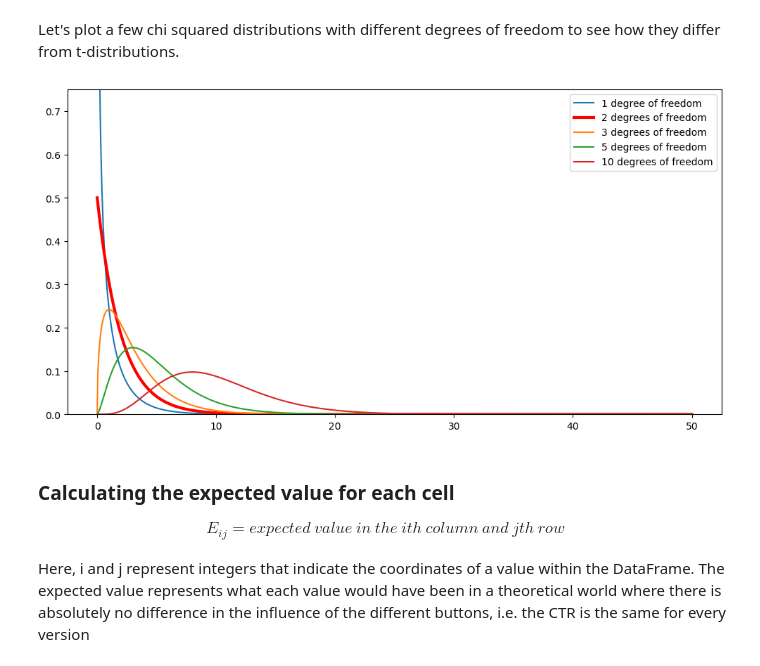
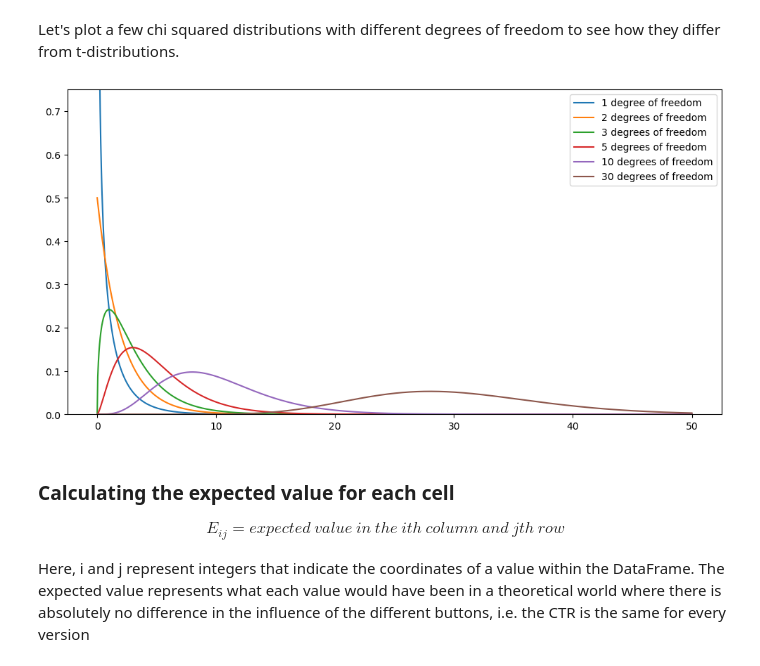
Before and after one commit to gastan81/A-B_testing, a Jupyter notebook: 6_chi_square_test_structure.ipynb, the cells around one changed output. Cells and saved outputs as stored; diff of their text form; code cells hidden in the pictures.

```diff
--- a/6_chi_square_test_structure.ipynb
+++ b/6_chi_square_test_structure.ipynb
@@ -111,24 +111,25 @@ Let's plot a few chi squared distributions with different degrees of freedom to
 # %%
 #@title Chi-squared distributions with different degrees of freedom
 
 import numpy as np
 from scipy.stats import chi2
 
 plt.figure(figsize=(12,6))
 # Create a linear space from 0 to 50 with 1000 intervals for our x-axis.
 xt = np.linspace(0,50,1000)
 # Show values on the y-axis between 0 and 0.75.
 plt.ylim(0, 0.75)
 # Plot chi-squared distributions with different degrees of freedom.
 plt.plot(xt, chi2.pdf(xt,1), label="1 degree of freedom")
-plt.plot(xt, chi2.pdf(xt,2), color="red", lw=3, label="2 degrees of freedom")
+plt.plot(xt, chi2.pdf(xt,2), label="2 degrees of freedom")
 plt.plot(xt, chi2.pdf(xt,3), label="3 degrees of freedom")
 plt.plot(xt, chi2.pdf(xt,5), label="5 degrees of freedom")
 plt.plot(xt, chi2.pdf(xt,10), label="10 degrees of freedom")
+plt.plot(xt, chi2.pdf(xt,30), label="30 degrees of freedom")
 plt.legend()
 plt.show()
 # %% [output]
-[figure, old version]
+[figure, new version]
 # %% [markdown]
 ### Calculating the expected value for each cell
 \begin{align}
```
Also changed, not shown: parts of 9 cells of this notebook.
